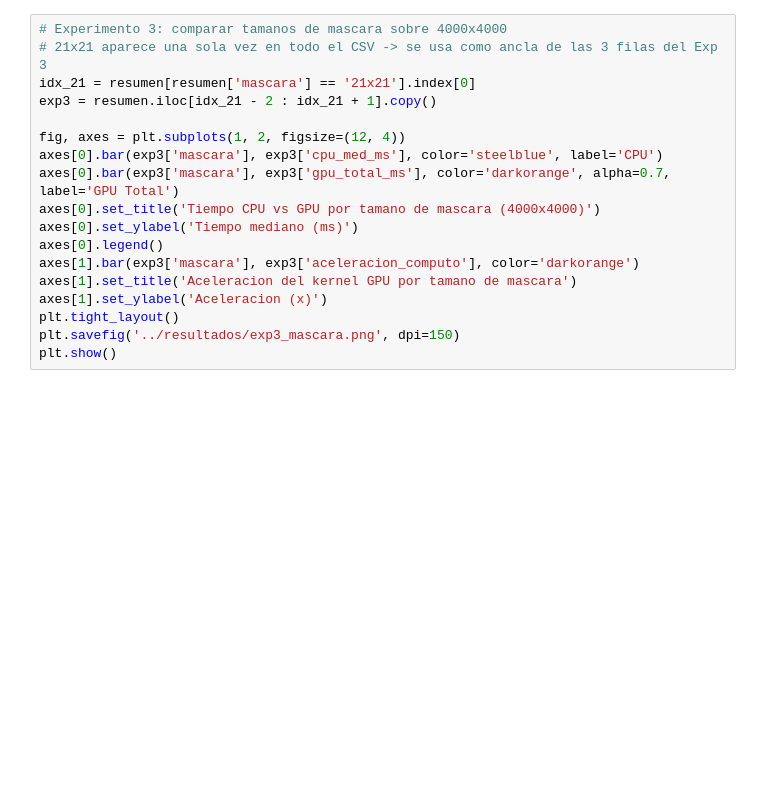
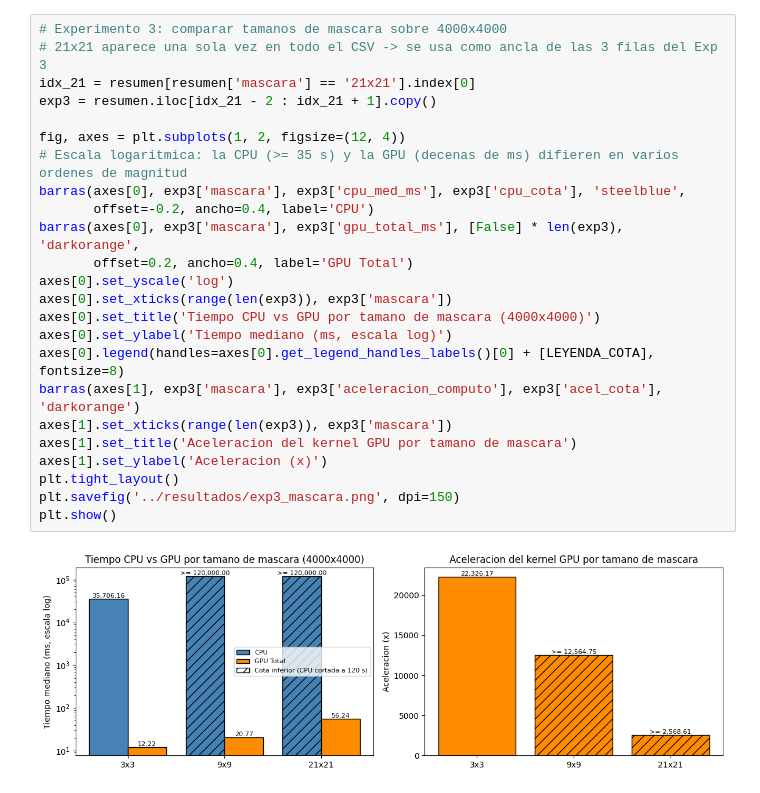
Before and after one commit to AndresEncalada/ComputacionParelela, a Jupyter notebook: analisis/grafico.ipynb, the cells around one changed output. Saved outputs shown, nothing was run; the diff lists cells and outputs as text; blank space fills up the shorter version.

```diff
--- a/analisis/grafico.ipynb
+++ b/analisis/grafico.ipynb
@@ -46,21 +100,29 @@ plt.show()
 # %%
 # Experimento 3: comparar tamanos de mascara sobre 4000x4000
 # 21x21 aparece una sola vez en todo el CSV -> se usa como ancla de las 3 filas del Exp 3
 idx_21 = resumen[resumen['mascara'] == '21x21'].index[0]
 exp3 = resumen.iloc[idx_21 - 2 : idx_21 + 1].copy()
 
 fig, axes = plt.subplots(1, 2, figsize=(12, 4))
-axes[0].bar(exp3['mascara'], exp3['cpu_med_ms'], color='steelblue', label='CPU')
-axes[0].bar(exp3['mascara'], exp3['gpu_total_ms'], color='darkorange', alpha=0.7, label='GPU Total')
+# Escala logaritmica: la CPU (>= 35 s) y la GPU (decenas de ms) difieren en varios ordenes de magnitud
+barras(axes[0], exp3['mascara'], exp3['cpu_med_ms'], exp3['cpu_cota'], 'steelblue',
+       offset=-0.2, ancho=0.4, label='CPU')
+barras(axes[0], exp3['mascara'], exp3['gpu_total_ms'], [False] * len(exp3), 'darkorange',
+       offset=0.2, ancho=0.4, label='GPU Total')
+axes[0].set_yscale('log')
+axes[0].set_xticks(range(len(exp3)), exp3['mascara'])
 axes[0].set_title('Tiempo CPU vs GPU por tamano de mascara (4000x4000)')
-axes[0].set_ylabel('Tiempo mediano (ms)')
-axes[0].legend()
-axes[1].bar(exp3['mascara'], exp3['aceleracion_computo'], color='darkorange')
+axes[0].set_ylabel('Tiempo mediano (ms, escala log)')
+axes[0].legend(handles=axes[0].get_legend_handles_labels()[0] + [LEYENDA_COTA], fontsize=8)
+barras(axes[1], exp3['mascara'], exp3['aceleracion_computo'], exp3['acel_cota'], 'darkorange')
+axes[1].set_xticks(range(len(exp3)), exp3['mascara'])
 axes[1].set_title('Aceleracion del kernel GPU por tamano de mascara')
 axes[1].set_ylabel('Aceleracion (x)')
 plt.tight_layout()
 plt.savefig('../resultados/exp3_mascara.png', dpi=150)
 plt.show()
+# %% [output]
+[figure, added]
 # %%
 # Experimento 4: comparar hilos/bloque con media 9x9 sobre 4000x4000
 # 128 y 512 hilos son unicos; 256 aparece varias veces -> keep='last' toma el de Exp 4
```
Also changed, not shown: parts of 5 cells of this notebook.
